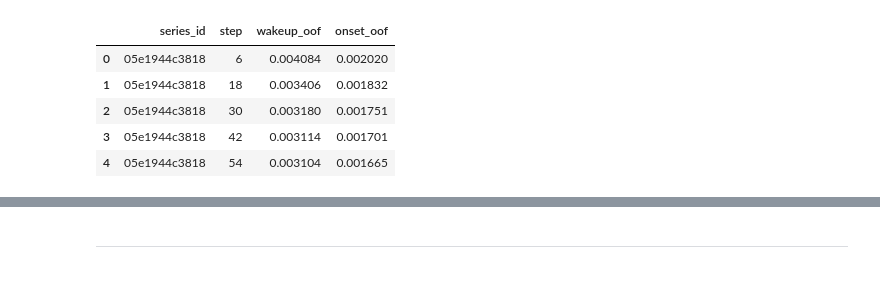
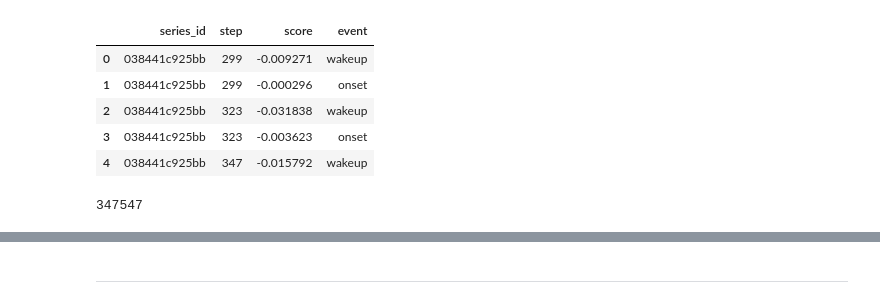
Before and after one commit to penguin-prg/child-mind-institute-detect-sleep-states, a Jupyter notebook: train/postprocess_tuning.ipynb, the cells around one changed output, grey strips where cells are left out. Cells and saved outputs as stored; diff of their text form; code cells hidden in the pictures.

```diff
--- a/train/postprocess_tuning.ipynb
+++ b/train/postprocess_tuning.ipynb
@@ -22,14 +22,20 @@ PACKAGE_DIR = Path("/kaggle/src")
 CFG = yaml.safe_load(open(PACKAGE_DIR / "config.yaml", "r"))
 seed_base(CFG["env"]["seed"])
 # %%
-oof_df = pd.read_parquet(f'/kaggle/output/{CFG["stacking"]["execution"]["best_exp_id"]}/oof.parquet')
+# oof_df = pd.read_parquet(f'/kaggle/output/{CFG["stacking"]["execution"]["best_exp_id"]}/oof.parquet')
+oof_df = pd.read_csv(f'/kaggle/output/{CFG["xgb_model"]["execution"]["exp_id"]}/oof.csv')
 # oof_df = oof_df[oof_df["series_id"].isin(oof_df["series_id"].unique()[:50])]
 oof_df.head()
 # %% [output]
-|  | series_id | step | wakeup_oof | onset_oof |
-| 0 | 05e1944c3818 | 6 | 0.004084 | 0.002020 |
-| 1 | 05e1944c3818 | 18 | 0.003406 | 0.001832 |
-| 2 | 05e1944c3818 | 30 | 0.003180 | 0.001751 |
-| 3 | 05e1944c3818 | 42 | 0.003114 | 0.001701 |
-| 4 | 05e1944c3818 | 54 | 0.003104 | 0.001665 |
+|  | series_id | step | score | event |
+| 0 | 038441c925bb | 299 | -0.009271 | wakeup |
+| 1 | 038441c925bb | 299 | -0.000296 | onset |
+| 2 | 038441c925bb | 323 | -0.031838 | wakeup |
+| 3 | 038441c925bb | 323 | -0.003623 | onset |
+| 4 | 038441c925bb | 347 | -0.015792 | wakeup |
+# %%
+train = oof_df[oof_df["score"] > 0.01].reset_index(drop=True)
+len(train)
+# %% [output]
+347547
 # %%
```
Also changed, not shown: parts of 3 cells of this notebook.
